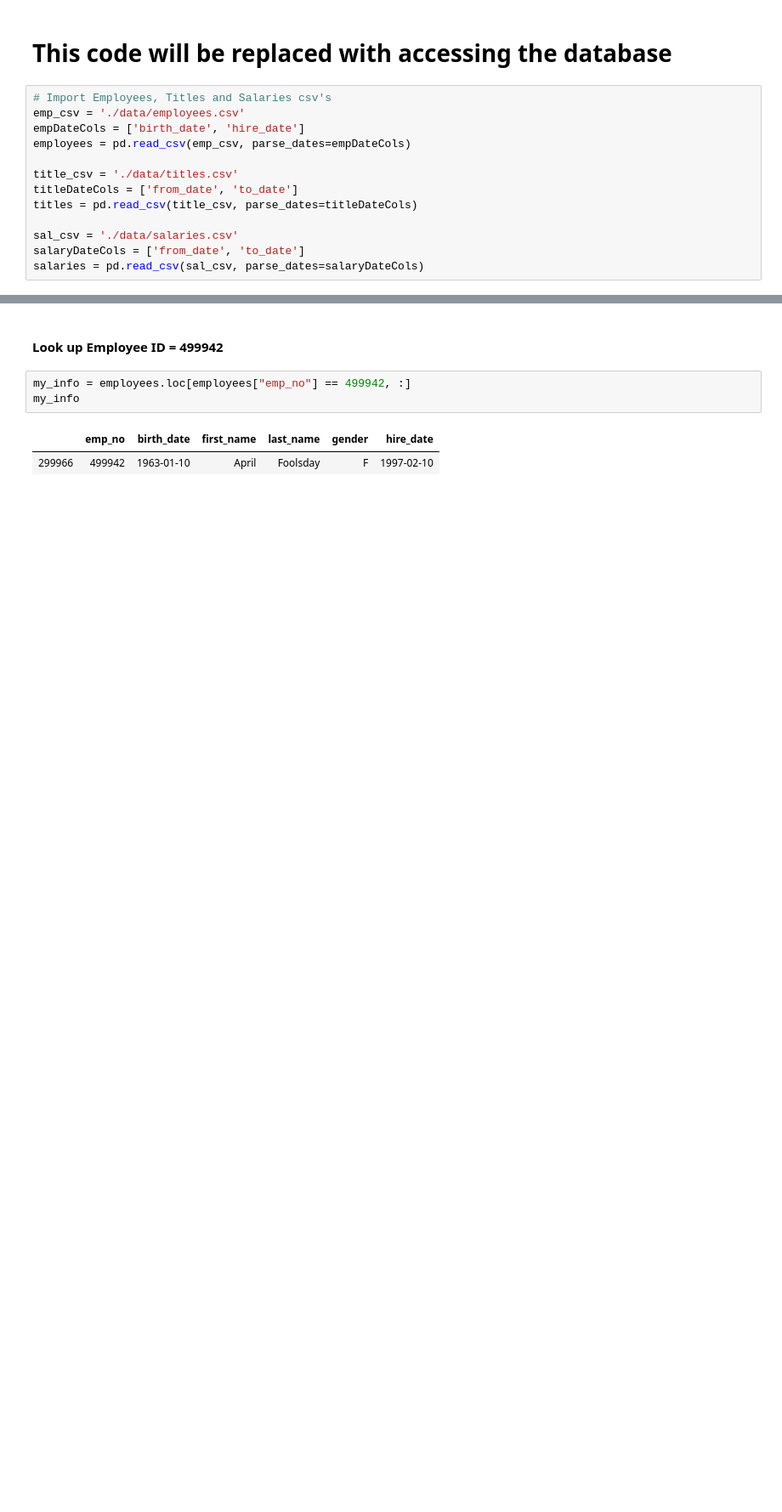
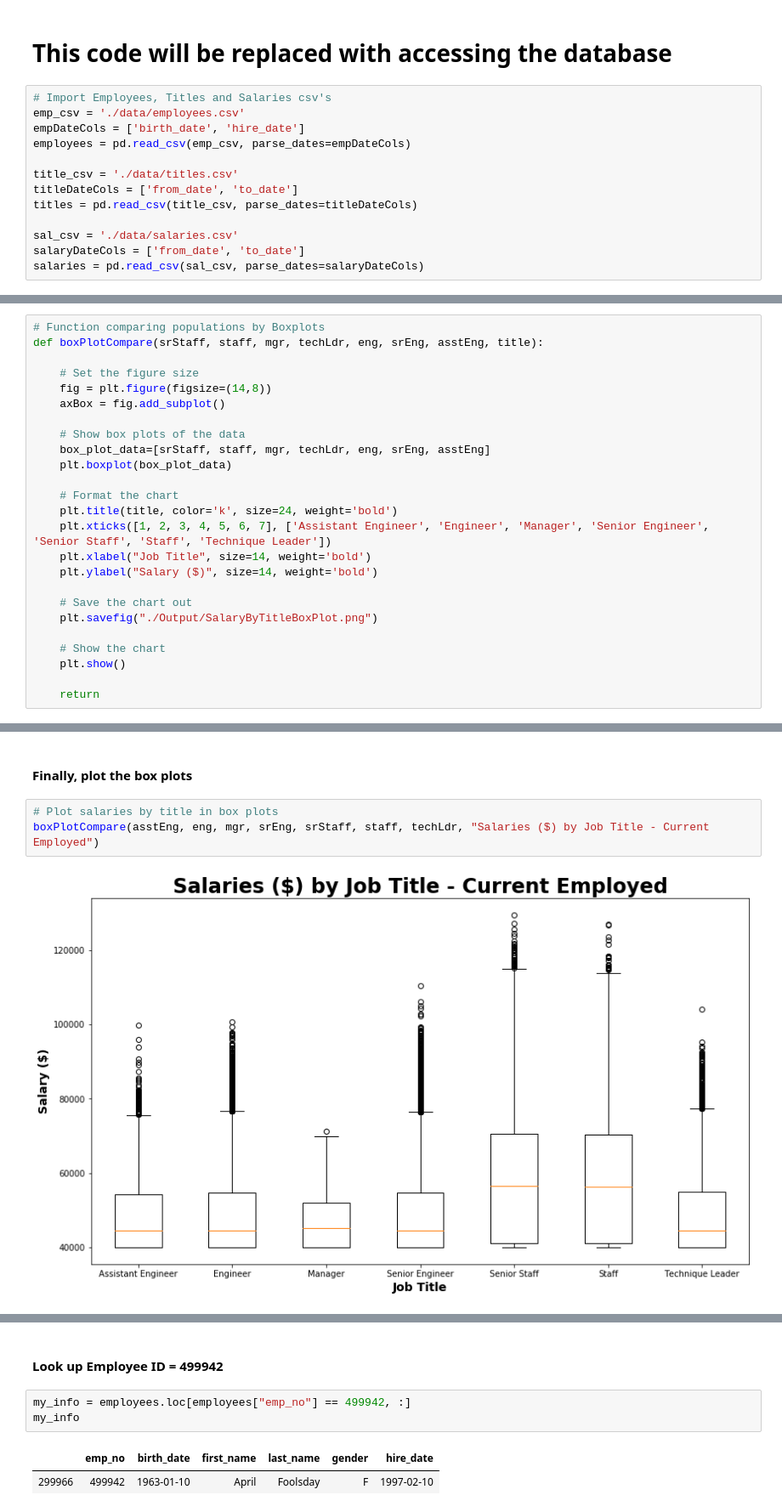
Before and after one commit to KatRootes/sql-challenge, a Jupyter notebook: EmployeeSQL/Bonus.ipynb, the cells around one changed output, grey strips where cells are left out. Shown at 85% size. Saved outputs shown, nothing was run; the diff lists cells and outputs as text; blank space fills up the shorter version.

Commit message:
Finished homework with exception in bonus to connect to database and add data engineering steps.

```diff
--- a/EmployeeSQL/Bonus.ipynb
+++ b/EmployeeSQL/Bonus.ipynb
@@ -431,0 +222,25 @@ count_salary_by_title
+# %%
+# Function comparing populations by Boxplots
+def boxPlotCompare(srStaff, staff, mgr, techLdr, eng, srEng, asstEng, title):
+
+    # Set the figure size
+    fig = plt.figure(figsize=(14,8))
+    axBox = fig.add_subplot()
+
+    # Show box plots of the data
+    box_plot_data=[srStaff, staff, mgr, techLdr, eng, srEng, asstEng]
+    plt.boxplot(box_plot_data)
+
+    # Format the chart
+    plt.title(title, color='k', size=24, weight='bold')
+    plt.xticks([1, 2, 3, 4, 5, 6, 7], ['Assistant Engineer', 'Engineer', 'Manager', 'Senior Engineer', 'Senior Staff', 'Staff', 'Technique Leader'])
+    plt.xlabel("Job Title", size=14, weight='bold')
+    plt.ylabel("Salary ($)", size=14, weight='bold')
+
+    # Save the chart out
+    plt.savefig("./Output/SalaryByTitleBoxPlot.png")
+
+    # Show the chart
+    plt.show()
+
+    return
@@ -431,0 +258,7 @@ count_salary_by_title
+# %% [markdown]
+#### Finally, plot the box plots
+# %%
+# Plot salaries by title in box plots
+boxPlotCompare(asstEng, eng, mgr, srEng, srStaff, staff, techLdr, "Salaries ($) by Job Title - Current Employed")
+# %% [output]
+[figure, added]
```
Also changed, not shown: parts of 49 cells of this notebook, 3 other files.
